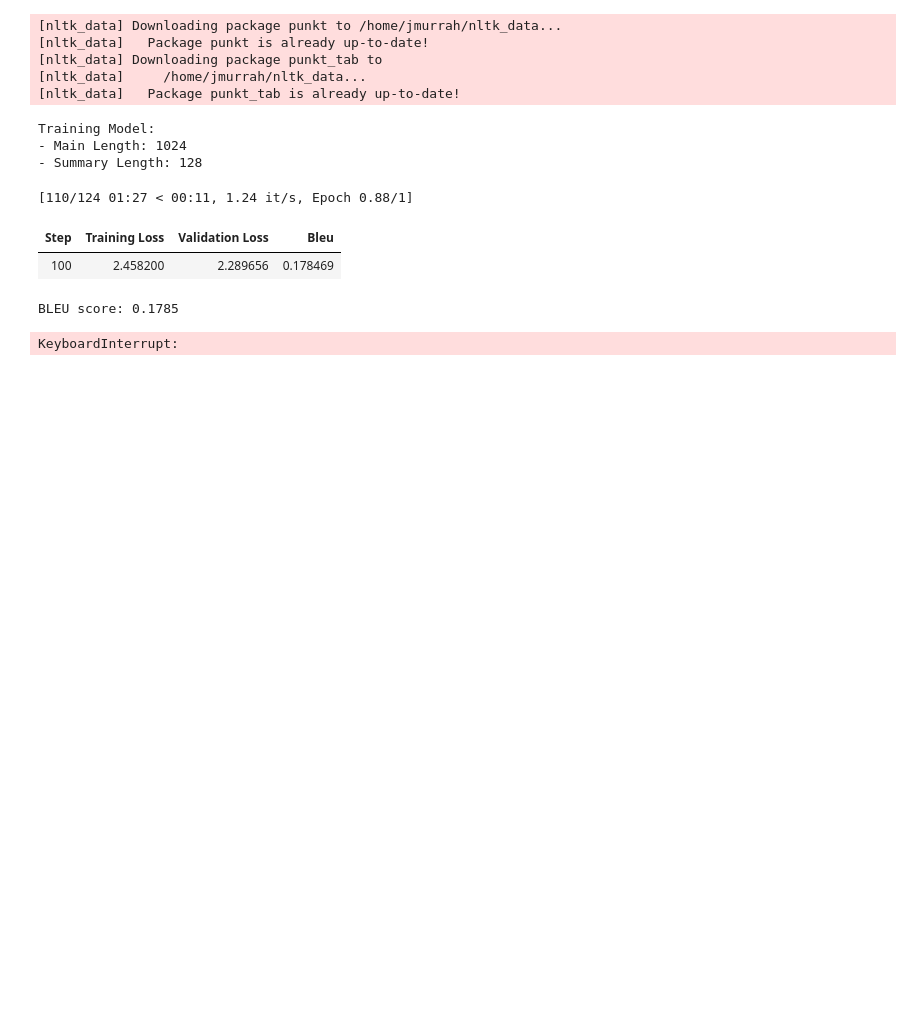
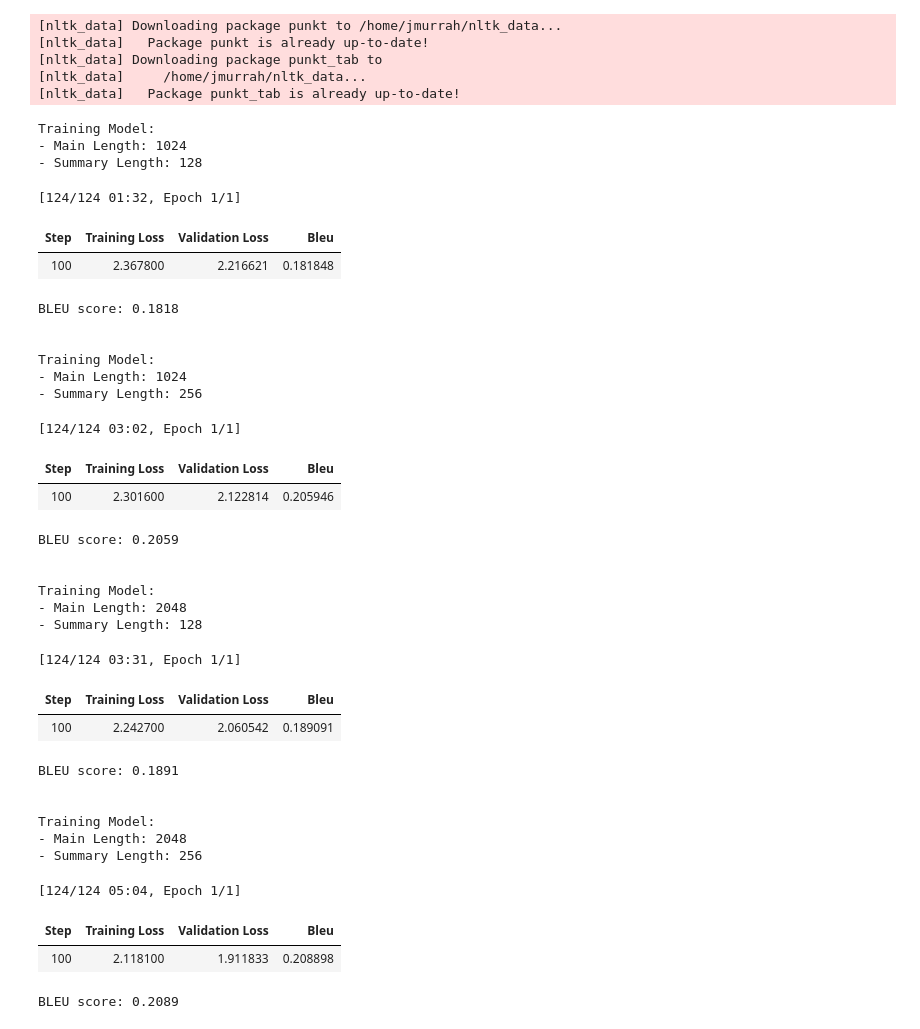
Before and after one commit to jmurrah/COMP-5630, a Jupyter notebook: assignment_3/assignment_3.ipynb, the cells around one changed output. Saved outputs shown, nothing was run; the diff lists cells and outputs as text; code cells hidden in the pictures; blank space fills up the shorter version.

```diff
--- a/assignment_3/assignment_3.ipynb
+++ b/assignment_3/assignment_3.ipynb
@@ -559,12 +559,13 @@ def get_preprocess_function(input_max_length=1024, summary_max_length=128):
   def preprocess_function(examples):
     inputs = ["summarize: " + doc for doc in examples["text"]]
     model_inputs = tokenizer(
-      inputs, max_length=input_max_length, truncation=True
+      inputs, max_length=input_max_length, truncation=True, padding="max_length"
     )
     labels = tokenizer(
       text_target=examples["summary"],
       max_length=summary_max_length,
-      truncation=True
+      truncation=True,
+      padding="max_length"
     )
     model_inputs["labels"] = labels["input_ids"]
     return model_inputs
@@ -573,7 +574,7 @@ def get_preprocess_function(input_max_length=1024, summary_max_length=128):
 # train model with specified max tokenization lengths
 def train_model(input_max_length, summary_max_length):
     tokenized_billsum = billsum.map(
-        get_preprocess_function(input_max_length, summary_max_length), batched=True
+        get_preprocess_function(input_max_length, summary_max_length), batched=True, num_proc=4
     )
     processor = Seq2SeqProcessor(tokenizer)
     trainer = Seq2SeqTrainer(
@@ -606,51 +608,66 @@ data_collator = DataCollatorForSeq2Seq(tokenizer=tokenizer, model=checkpoint)
 # %%
 # varying the input sequence length by truncating main text and summary text
 for main_length in [1024, 2048]:
     for summary_length in [128, 256]:
         print("Training Model:")
         print(f"- Main Length: {main_length}")
         print(f"- Summary Length: {summary_length}")
         training_args = Seq2SeqTrainingArguments(
             output_dir=f"billsum_model_{main_length}_{summary_length}",
             eval_strategy="steps",
             eval_steps=100,
             learning_rate=2e-5,
             per_device_train_batch_size=8,
             per_device_eval_batch_size=8,
             num_train_epochs=1,
             predict_with_generate=True,
             save_total_limit=1,
             report_to=["none"],
             logging_steps=50,
             generation_max_length=summary_length,
             optim="adafactor",
+            gradient_checkpointing=True,
+            dataloader_num_workers=4,
+            eval_accumulation_steps=4,
+            save_strategy="steps",
+            save_steps=500,
         )
-        # training_args = Seq2SeqTrainingArguments(
-        #     output_dir=f"billsum_model_{main_length}_{summary_length}",
-        #     eval_strategy="steps",
-        #     learning_rate=2e-5,
-        #     per_device_train_batch_size=8,
-        #     per_device_eval_batch_size=8,
-        #     max_steps=50,
-        #     num_train_epochs=1,
-        #     predict_with_generate=True,
-        #     save_total_limit=0,
-        #     report_to=["none"],
-        #     logging_steps=10,
-        #     generation_max_length=summary_length,
-        #     optim="adafactor",
-        #     gradient_accumulation_steps=4
-        # )
         train_model(main_length, summary_length)
 # %% [output]
 Training Model:
 - Main Length: 1024
 - Summary Length: 128
-[110/124 01:27 < 00:11, 1.24 it/s, Epoch 0.88/1]
+[124/124 01:32, Epoch 1/1]
 | Step | Training Loss | Validation Loss | Bleu |
-| 100 | 2.458200 | 2.289656 | 0.178469 |
+| 100 | 2.367800 | 2.216621 | 0.181848 |
-BLEU score: 0.1785
+BLEU score: 0.1818
+
+
+Training Model:
+- Main Length: 1024
+- Summary Length: 256
-KeyboardInterrupt:
+[124/124 03:02, Epoch 1/1]
+| Step | Training Loss | Validation Loss | Bleu |
+| 100 | 2.301600 | 2.122814 | 0.205946 |
+BLEU score: 0.2059
+
+
+Training Model:
+- Main Length: 2048
+- Summary Length: 128
+[124/124 03:31, Epoch 1/1]
+| Step | Training Loss | Validation Loss | Bleu |
+| 100 | 2.242700 | 2.060542 | 0.189091 |
+BLEU score: 0.1891
+
+
+Training Model:
+- Main Length: 2048
+- Summary Length: 256
+[124/124 05:04, Epoch 1/1]
+| Step | Training Loss | Validation Loss | Bleu |
+| 100 | 2.118100 | 1.911833 | 0.208898 |
+BLEU score: 0.2089
 # %%
 configurations = [
     # Test different RNN types
```
Also changed, not shown: parts of 1 cell of this notebook.
